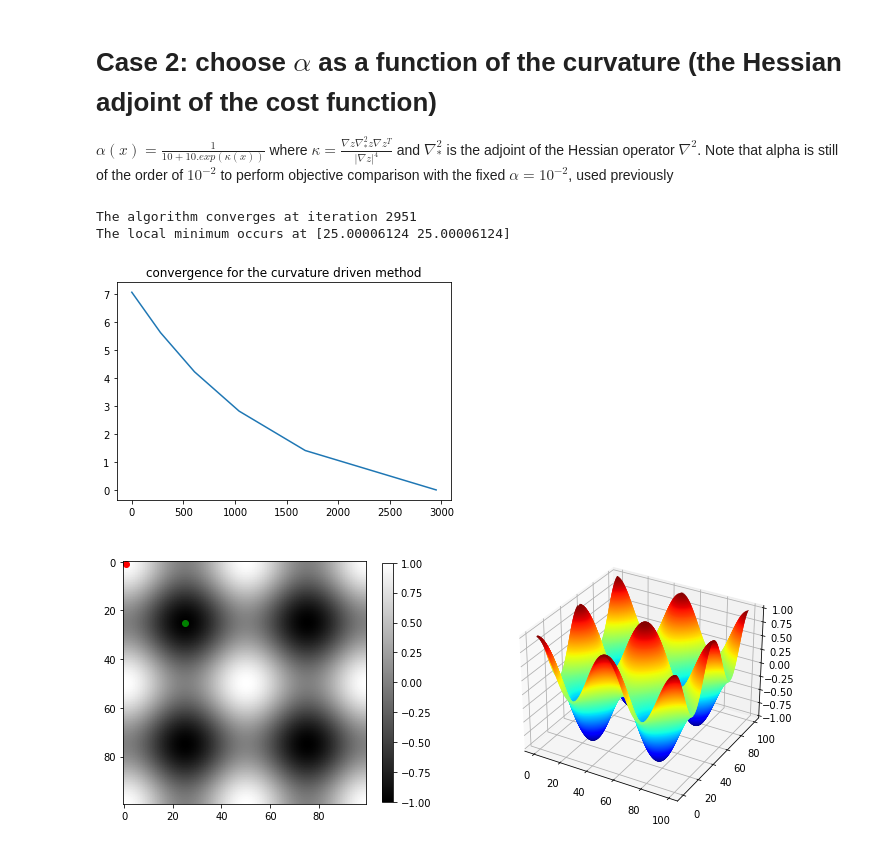
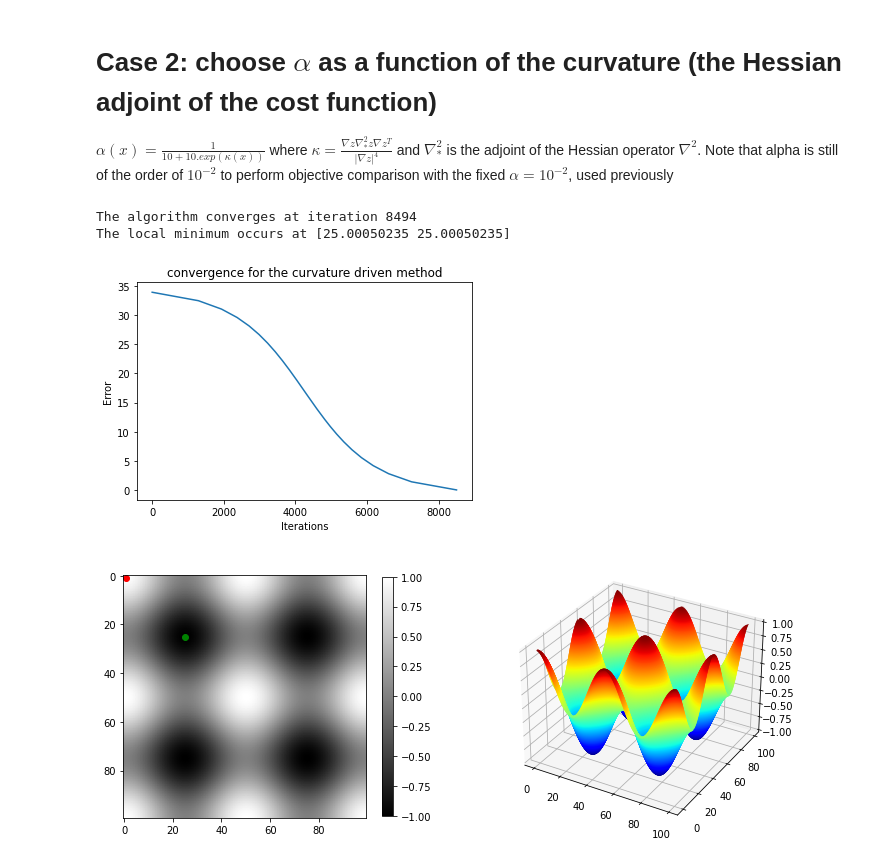
Before and after one commit to k16makki/Medima_tools, a Jupyter notebook: Notebooks/curvature_driven_gradient_descent.ipynb, the cells around one changed output. Saved outputs shown, nothing was run; the diff lists cells and outputs as text; code cells hidden in the pictures.

```diff
--- a/Notebooks/curvature_driven_gradient_descent.ipynb
+++ b/Notebooks/curvature_driven_gradient_descent.ipynb
@@ -168,7 +168,7 @@ def divergence_formula(grad_f, grad_norm_f):
 
         mean_curv += grad_f_ii
 
-    return 0.5 * mean_curv
+    return mean_curv #0.5 * mean_curv
 
 
 
@@ -226,7 +226,7 @@ def gradient_descent(cur_x, alpha, precision, previous_step_size, max_iters,\
 
     Gx, Gy = np.gradient(cost_function)
 
-    path = []
+    path = [cur_x]
 
 
     while previous_step_size > precision and iters < max_iters:
@@ -342,19 +346,21 @@ draw_3d(z, z, [1.0,1.0],[optimum1[0], optimum1[1]])
 
 $\alpha(x) = \frac{1}{10+10.exp(\kappa(x))}$ where $\kappa = \frac{\nabla z \nabla^2_* z \nabla z ^T}{|\nabla z|^4}$ and $\nabla^2_*$ is the adjoint of the Hessian operator $\nabla ^2$. Note that alpha is still of the order of $10^{-2}$ to perform objective comparison with the fixed $\alpha = 10^{-2}$, used previously
 # %%
-optimum2, path2 = gradient_descent(cur_x=np.array([20.0,20.0]), alpha=0.01,\
+optimum2, path2 = gradient_descent(cur_x=np.array([1.0,1.0]), alpha=0.01,\
           precision=0.00001, previous_step_size=1,\
           max_iters=100000, cost_function=z, method='gauss_curv')
 
 
 curve2 = convergence_curve(path2, x_star)
 plt.plot(curve2)
 plt.title("convergence for the curvature driven method")
+plt.xlabel("Iterations")
+plt.ylabel("Error")
 plt.show()
 # %% [output]
-The algorithm converges at iteration 2951
-The local minimum occurs at [25.00006124 25.00006124]
+The algorithm converges at iteration 8494
+The local minimum occurs at [25.00050235 25.00050235]
-[figure, old version]
+[figure, new version]
 # %%
 draw_3d(z, z, [1.0,1.0],[optimum[0], optimum[1]])
 # %% [output]
```
Also changed, not shown: parts of 8 cells of this notebook.
